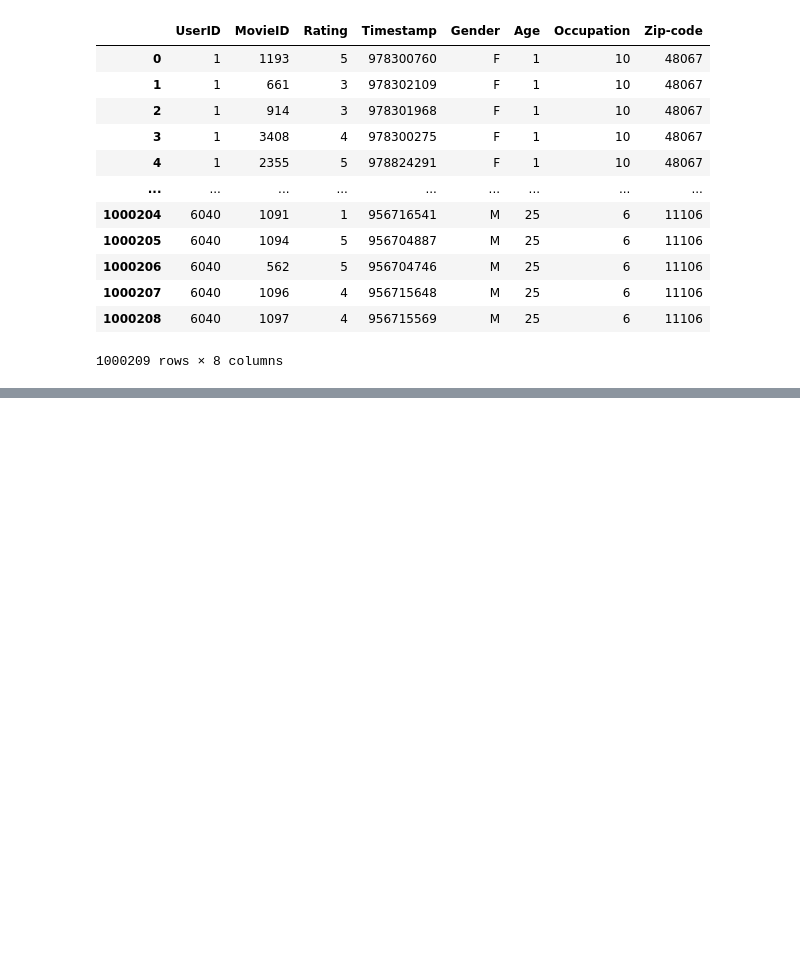
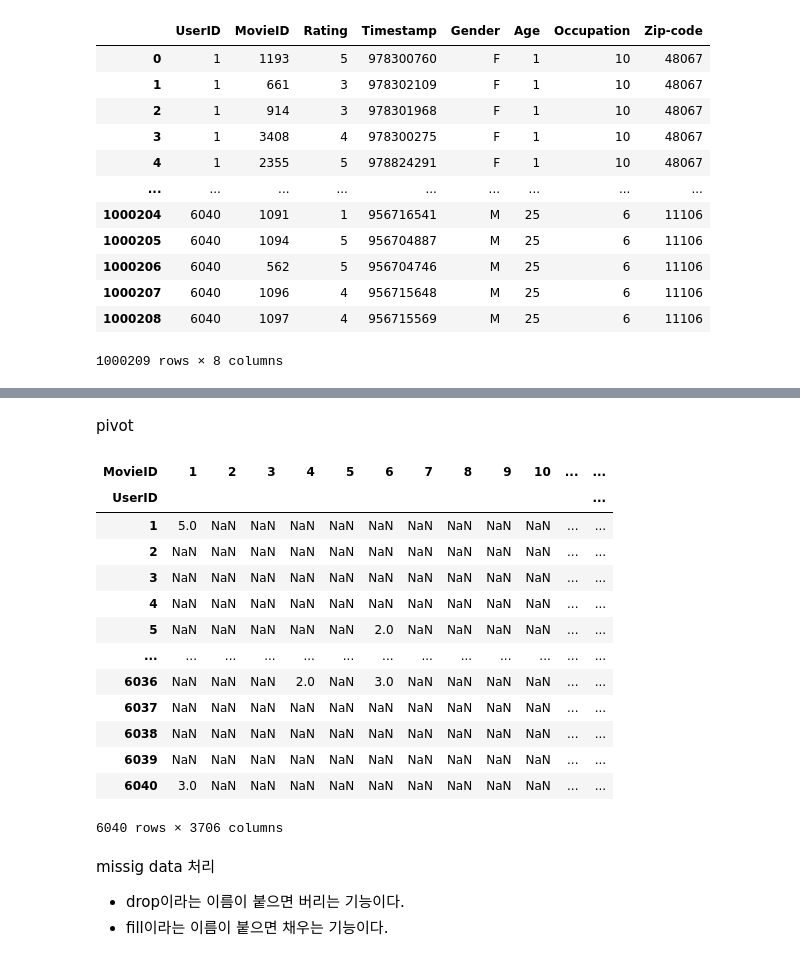
Before and after one commit to Hyewon97/dataanalysis, a Jupyter notebook: p405_pandas_영화추천.ipynb, the cells around one changed output, grey strips where cells are left out. Saved outputs shown, nothing was run; the diff lists cells and outputs as text; code cells hidden in the pictures; blank space fills up the shorter version.

```diff
--- a/p405_pandas_영화추천.ipynb
+++ b/p405_pandas_영화추천.ipynb
@@ -439,0 +459,26 @@ ratings.join(other=users.set_index('UserID'), on ='UserID')
+# %% [markdown]
+pivot
+# %%
+#UserID를 index로, MovieID을 columns, Rating을 values로 설정한 평점표를 만든다.
+recommendation_pivot = recommendation_data.pivot(index='UserID', columns='MovieID', values='Rating')
+# %%
+recommendation_pivot
+# %% [output]
+| MovieID | 1 | 2 | 3 | 4 | 5 | 6 | 7 | 8 | 9 | 10 | ... | ... |
+| UserID |  |  |  |  |  |  |  |  |  |  |  | ... |
+| 1 | 5.0 | NaN | NaN | NaN | NaN | NaN | NaN | NaN | NaN | NaN | ... | ... |
+| 2 | NaN | NaN | NaN | NaN | NaN | NaN | NaN | NaN | NaN | NaN | ... | ... |
+| 3 | NaN | NaN | NaN | NaN | NaN | NaN | NaN | NaN | NaN | NaN | ... | ... |
+| 4 | NaN | NaN | NaN | NaN | NaN | NaN | NaN | NaN | NaN | NaN | ... | ... |
+| 5 | NaN | NaN | NaN | NaN | NaN | 2.0 | NaN | NaN | NaN | NaN | ... | ... |
+| ... | ... | ... | ... | ... | ... | ... | ... | ... | ... | ... | ... | ... |
+| 6036 | NaN | NaN | NaN | 2.0 | NaN | 3.0 | NaN | NaN | NaN | NaN | ... | ... |
+| 6037 | NaN | NaN | NaN | NaN | NaN | NaN | NaN | NaN | NaN | NaN | ... | ... |
+| 6038 | NaN | NaN | NaN | NaN | NaN | NaN | NaN | NaN | NaN | NaN | ... | ... |
+| 6039 | NaN | NaN | NaN | NaN | NaN | NaN | NaN | NaN | NaN | NaN | ... | ... |
+| 6040 | 3.0 | NaN | NaN | NaN | NaN | NaN | NaN | NaN | NaN | NaN | ... | ... |
+6040 rows × 3706 columns
+# %% [markdown]
+missig data 처리
+- drop이라는 이름이 붙으면 버리는 기능이다.
+- fill이라는 이름이 붙으면 채우는 기능이다.
```
Also changed, not shown: parts of 50 cells of this notebook, 5 other files.
